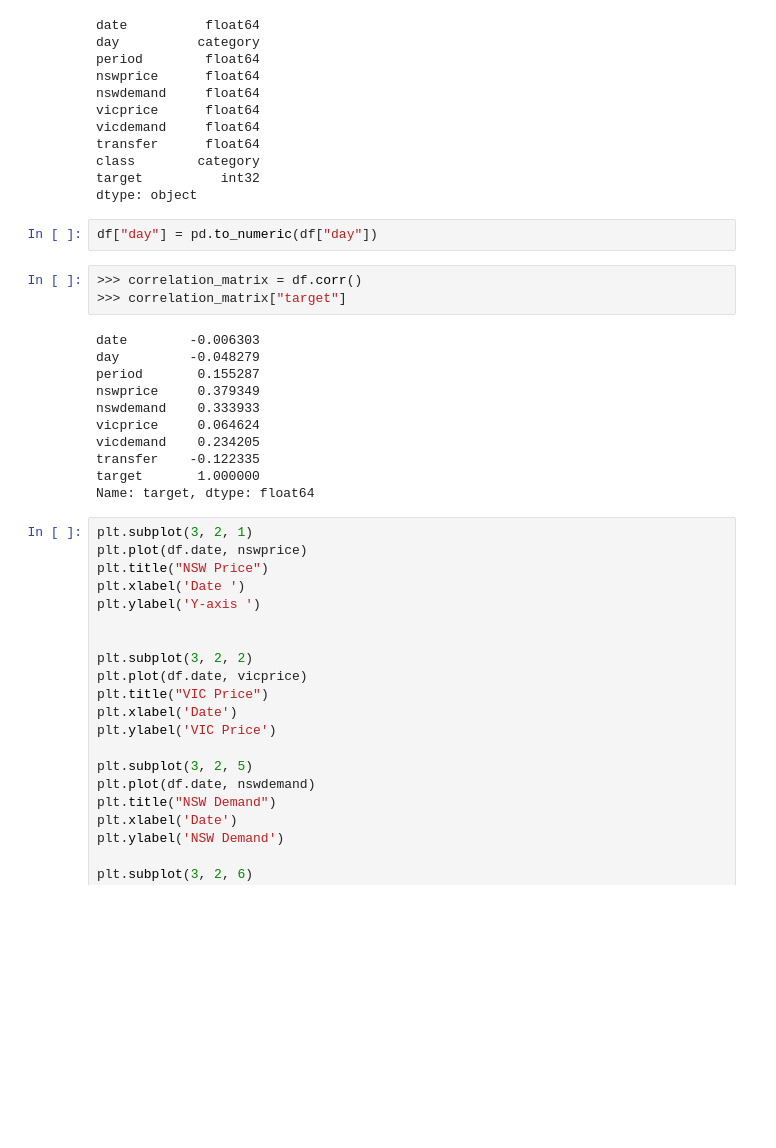
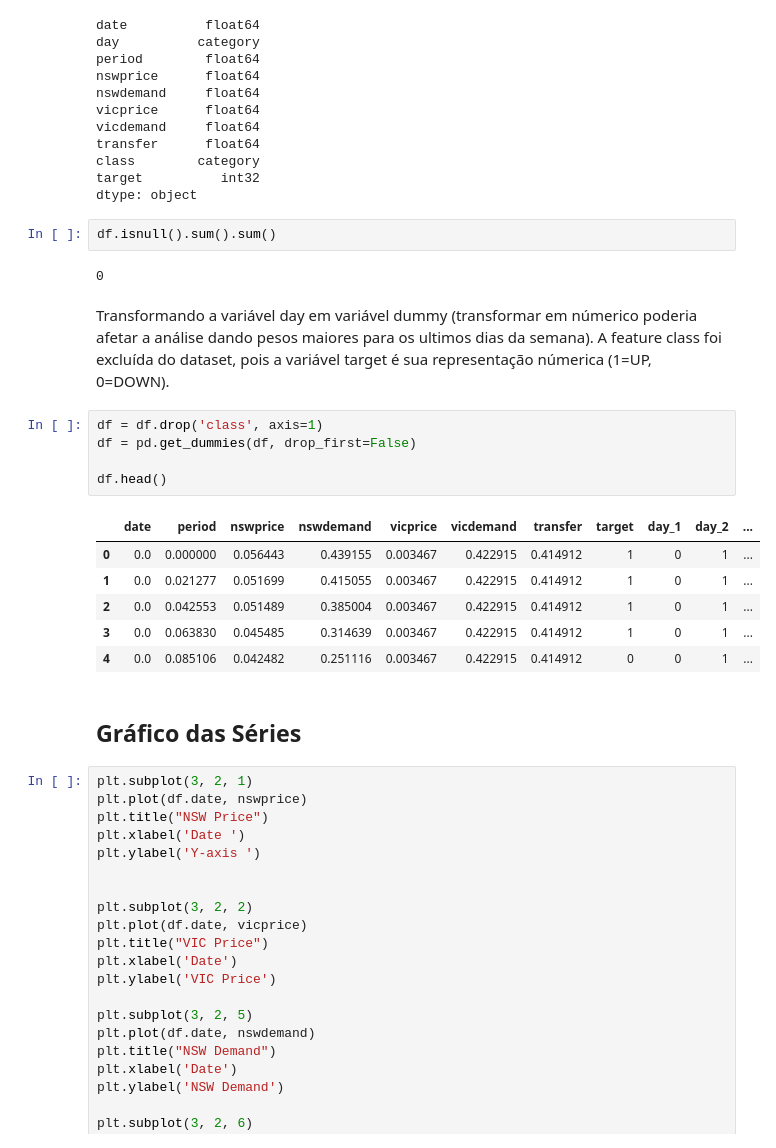
Before and after one commit to fernandops21/Case-Electricty, a Jupyter notebook: Case Electricity - Genial .ipynb, the cells around one changed output. Drawn from its saved outputs; the diff is of its cells as text; blank space fills up the shorter version.

```diff
--- a/Case Electricity - Genial .ipynb
+++ b/Case Electricity - Genial .ipynb
@@ -72,22 +101,26 @@ transfer      float64
 class        category
 target          int32
 dtype: object
-# %%
-df["day"] = pd.to_numeric(df["day"])
-# %%
->>> correlation_matrix = df.corr()
->>> correlation_matrix["target"]
-# %% [output]
-date        -0.006303
-day         -0.048279
-period       0.155287
-nswprice     0.379349
-nswdemand    0.333933
-vicprice     0.064624
-vicdemand    0.234205
-transfer    -0.122335
-target       1.000000
-Name: target, dtype: float64
+# %%
+df.isnull().sum().sum()
+# %% [output]
+0
+# %% [markdown]
+Transformando a variável day em variável dummy (transformar em númerico poderia afetar a análise dando pesos maiores para os ultimos dias da semana). A feature class foi excluída do dataset, pois a variável target é sua representação númerica (1=UP, 0=DOWN).
+# %%
+df = df.drop('class', axis=1)
+df = pd.get_dummies(df, drop_first=False)
+
+df.head()
+# %% [output]
+|  | date | period | nswprice | nswdemand | vicprice | vicdemand | transfer | target | day_1 | day_2 | ... |
+| 0 | 0.0 | 0.000000 | 0.056443 | 0.439155 | 0.003467 | 0.422915 | 0.414912 | 1 | 0 | 1 | ... |
+| 1 | 0.0 | 0.021277 | 0.051699 | 0.415055 | 0.003467 | 0.422915 | 0.414912 | 1 | 0 | 1 | ... |
+| 2 | 0.0 | 0.042553 | 0.051489 | 0.385004 | 0.003467 | 0.422915 | 0.414912 | 1 | 0 | 1 | ... |
+| 3 | 0.0 | 0.063830 | 0.045485 | 0.314639 | 0.003467 | 0.422915 | 0.414912 | 1 | 0 | 1 | ... |
+| 4 | 0.0 | 0.085106 | 0.042482 | 0.251116 | 0.003467 | 0.422915 | 0.414912 | 0 | 0 | 1 | ... |
+# %% [markdown]
+## Gráfico das Séries
 # %%
 plt.subplot(3, 2, 1)
 plt.plot(df.date, nswprice)
```
Also changed, not shown: parts of 18 cells of this notebook.
